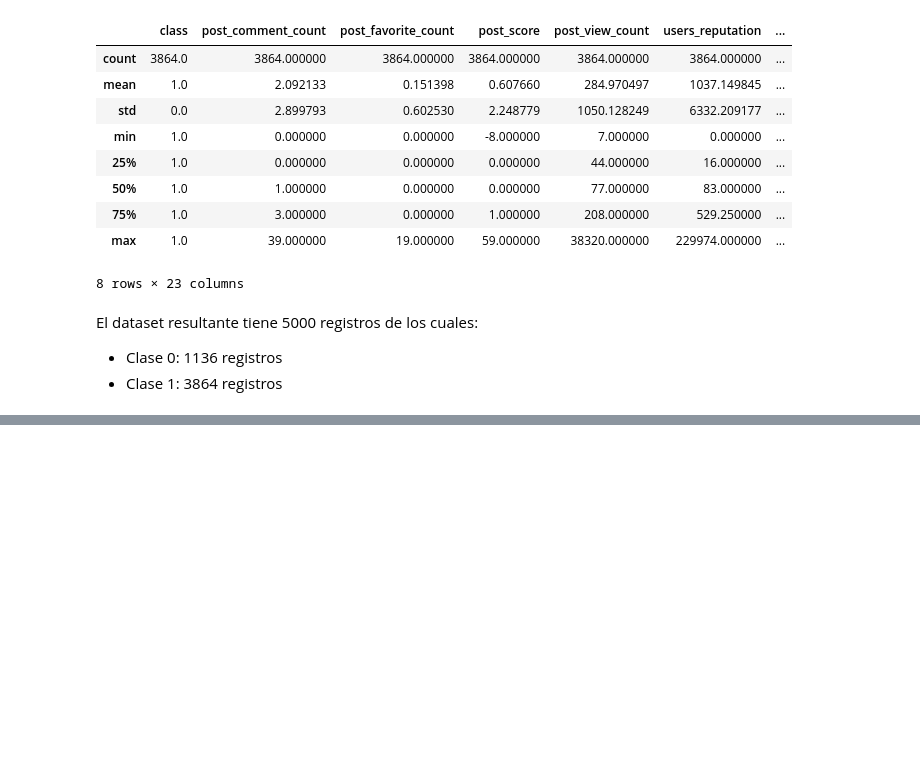
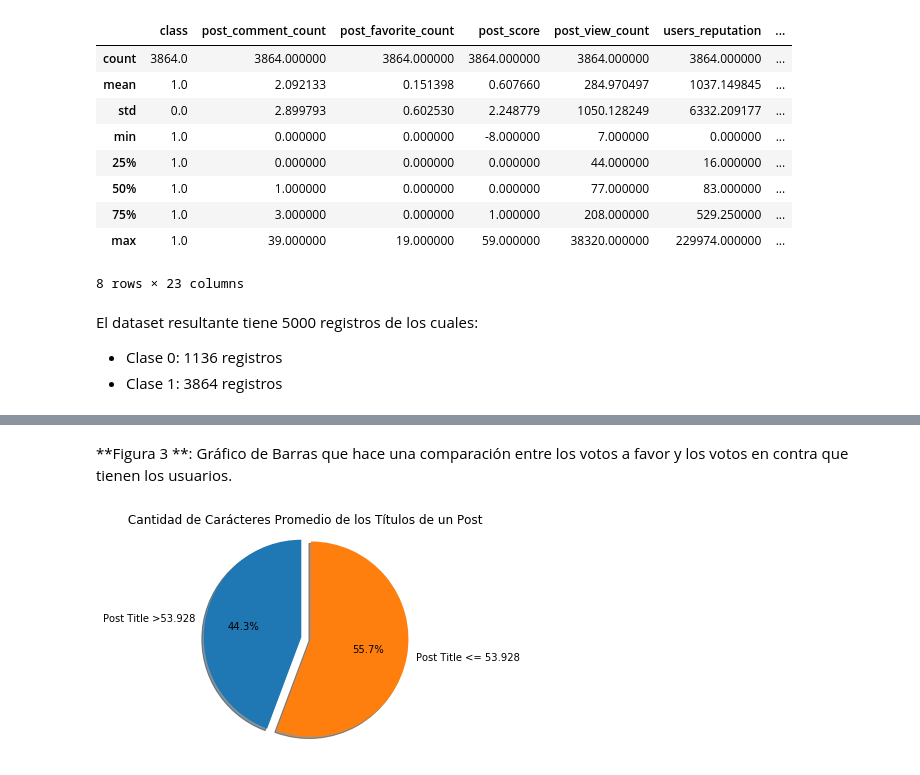
Before and after one commit to evelasquez-4/dataMining, a Jupyter notebook: proyectoMineria/preprocesamiento_Hito2.ipynb, the cells around one changed output, grey strips where cells are left out. Drawn from its saved outputs; the diff is of its cells as text; code cells hidden in the pictures; blank space fills up the shorter version.

```diff
--- a/proyectoMineria/preprocesamiento_Hito2.ipynb
+++ b/proyectoMineria/preprocesamiento_Hito2.ipynb
@@ -231,0 +301,36 @@ El dataset resultante tiene 5000 registros de los cuales:
+# %% [markdown]
+**Figura 3 **: Gráfico de Barras que hace una comparación entre los votos a favor y los votos en contra que tienen los usuarios.
+# %%
+dataPosts = df2[['title_length','num_block_code','num_i_sentences','num_wh_words','num_y_sentences','code_length']]
+
+res = dataPosts.describe().as_matrix()
+promedios =[]
+tipoPost = []
+
+mayorPromedio = []
+menorPromedio = []
+for i in range(len(dataPosts.columns)):
+    promedios.append(res[1][i])
+
+
+def titleLength(a):
+    for i in np.nditer(a):
+
+        if( float(i) > promedios[0]):
+            mayorPromedio.append(i)
+        else:
+            menorPromedio.append(i)
+
+    labels = 'Post Title >'+str(promedios[0]), 'Post Title <= '+str(promedios[0])
+    sizes = [len(mayorPromedio), len(menorPromedio)]
+    explode = (0, 0.1)
+    fig1, ax1 = plt.subplots()
+    ax1.pie(sizes, explode=explode, labels=labels, autopct='%1.1f%%',shadow=True, startangle=90)
+    ax1.set_title(" Cantidad de Carácteres Promedio de los Títulos de un Post ")
+    ax1.axis('equal')  # Equal aspect ratio ensures that pie is drawn as a circle.
+
+    return plt.show()
+
+titleLength(dataPosts['title_length'])
+# %% [output]
+[figure, added]
```
Also changed, not shown: parts of 9 cells of this notebook.
